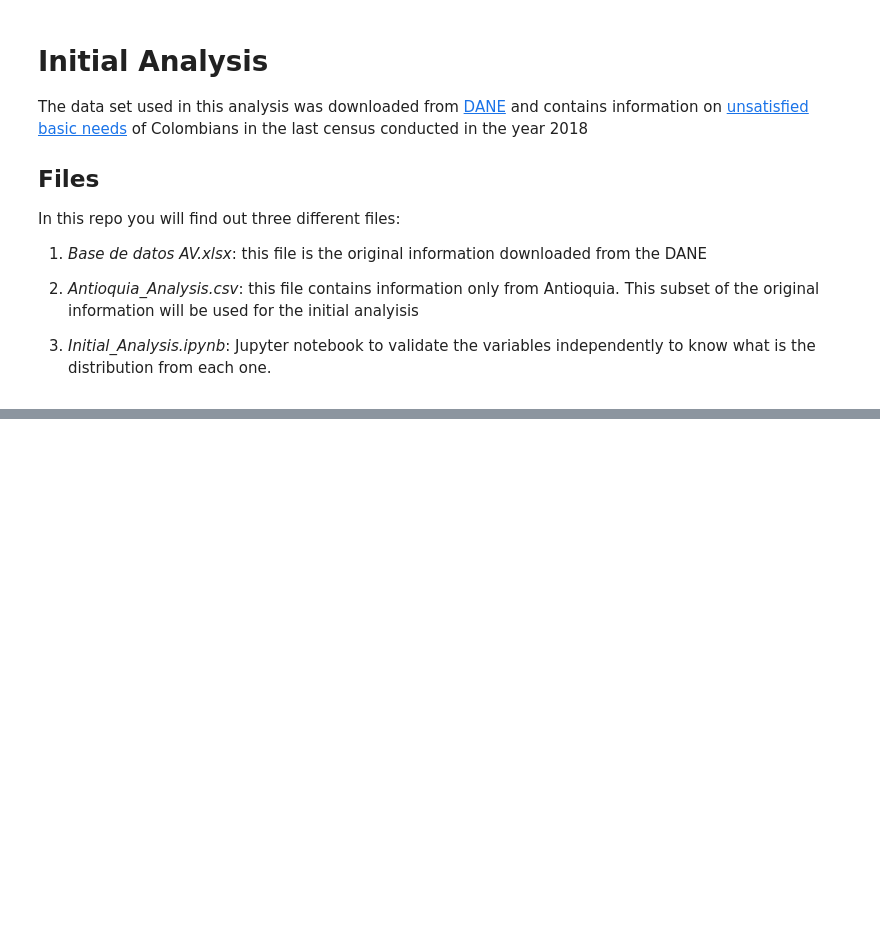
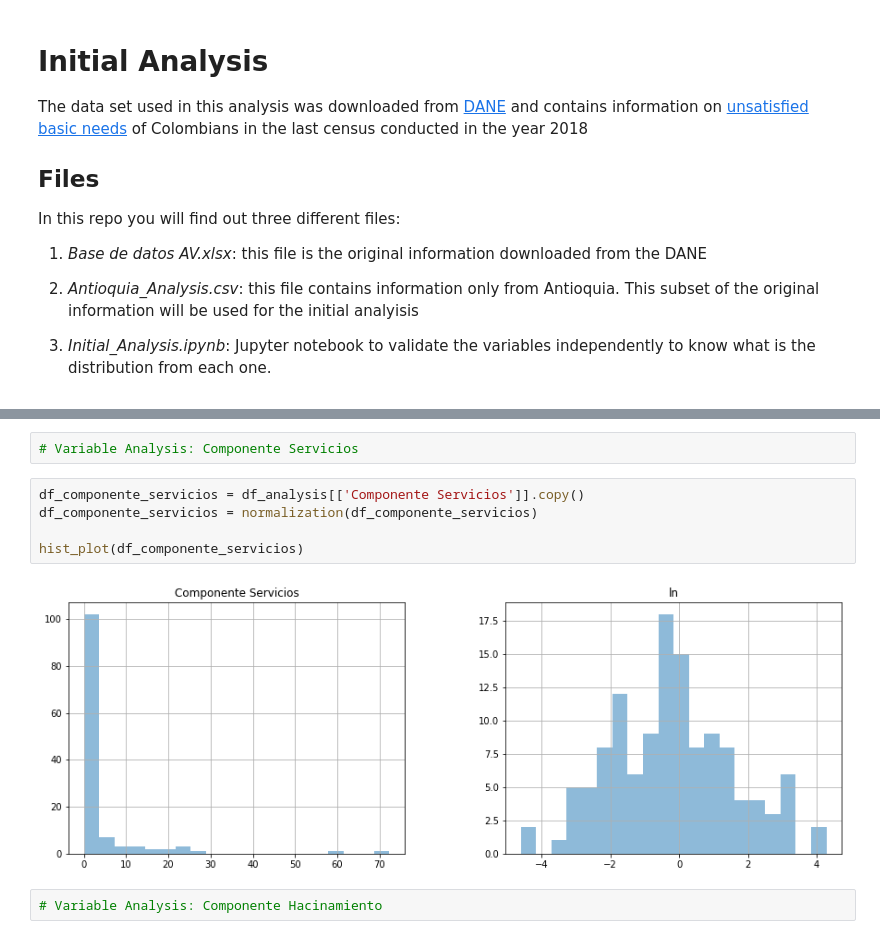
Before and after one commit to hrodriguezgi/multivariate_analysis, a Jupyter notebook: Initial_Analysis.ipynb, the cells around one changed output, grey strips where cells are left out. Drawn from its saved outputs; the diff is of its cells as text; blank space fills up the shorter version.

```diff
--- a/Initial_Analysis.ipynb
+++ b/Initial_Analysis.ipynb
@@ -118,0 +89,11 @@ df_prop_personas_miseria
+# %%
+# Variable Analysis: Componente Servicios
+# %%
+df_componente_servicios = df_analysis[['Componente Servicios']].copy()
+df_componente_servicios = normalization(df_componente_servicios)
+
+hist_plot(df_componente_servicios)
+# %% [output]
+[figure, added]
+# %%
+# Variable Analysis: Componente Hacinamiento
```
Also changed, not shown: parts of 22 cells of this notebook.
